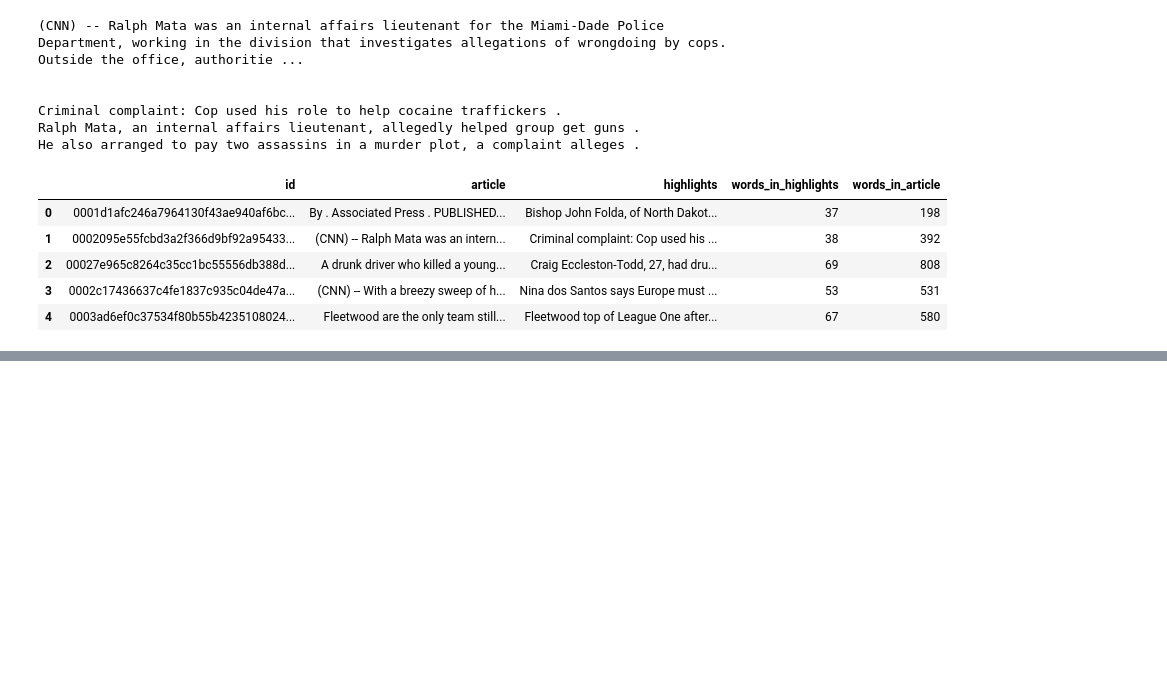
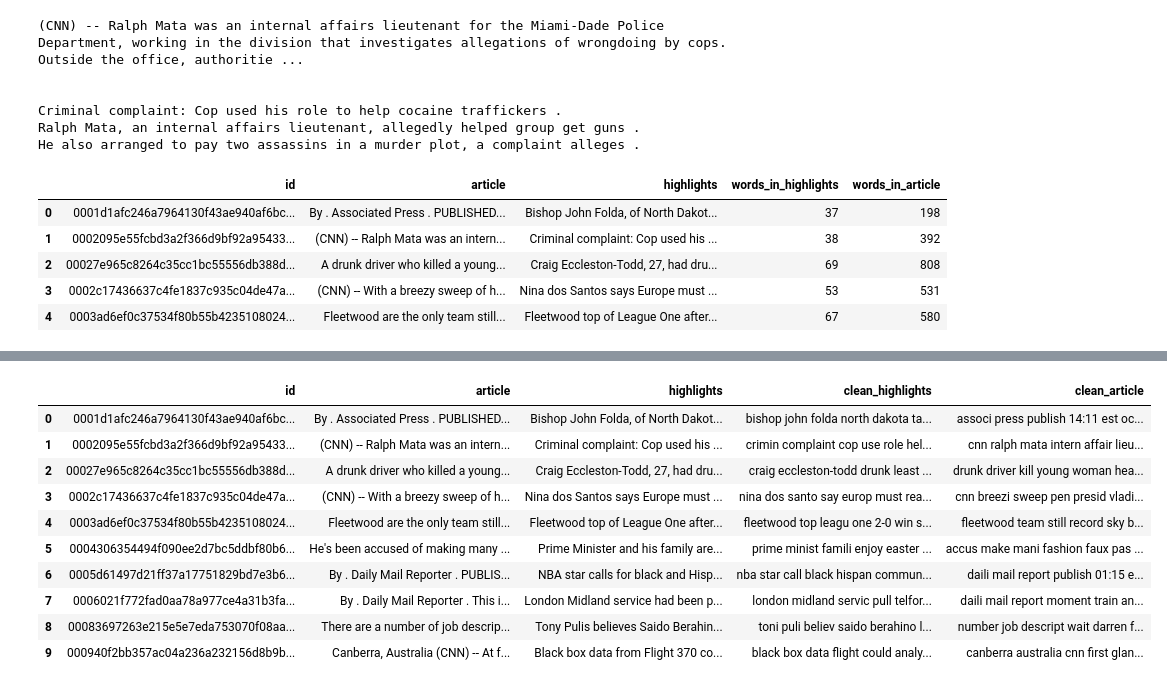
Before and after one commit to Elshan777/Text-Summarization-for-Lecture-Notes, a Jupyter notebook: notebooks/Explore.ipynb, the cells around one changed output, grey strips where cells are left out. Saved outputs shown, nothing was run; the diff lists cells and outputs as text; code cells hidden in the pictures; blank space fills up the shorter version.

Commit message:
Train data is cleaned

```diff
--- a/notebooks/Explore.ipynb
+++ b/notebooks/Explore.ipynb
@@ -80,0 +126,2 @@ AttributeError: 'list' object has no attribute 'split'
+# %%
+train['clean_article'] = train['article'].apply(lambda x: preprocess_text(x) )
@@ -80,0 +143,33 @@ AttributeError: 'list' object has no attribute 'split'
+# %%
+# Let's get a list of stop words from the NLTK library
+stop = stopwords.words('english')
+# These words are important for our problem. We don't want to remove them.
+excluding = ['against', 'not', 'don', "don't",'ain', 'aren', "aren't", 'couldn', "couldn't",
+             'didn', "didn't", 'doesn', "doesn't", 'hadn', "hadn't", 'hasn', "hasn't",
+             'haven', "haven't", 'isn', "isn't", 'mightn', "mightn't", 'mustn', "mustn't",
+             'needn', "needn't",'shouldn', "shouldn't", 'wasn', "wasn't", 'weren',
+             "weren't", 'won', "won't", 'wouldn', "wouldn't"]
+# New stop word list
+stop_words = [word for word in stop if word not in excluding]
+snow = SnowballStemmer('english')
+def text_cleansing(sent):
+
+    # Check if the sentence is a missing value
+    if isinstance(sent, str) == False:
+        sent = ""
+    filtered_sentence=[]
+    sent = sent.lower() # Lowercase
+    sent = sent.strip() # Remove leading/trailing whitespace
+    sent = re.sub('\s+', ' ', sent) # Remove extra space and tabs
+    sent = re.compile('<.*?>').sub('', sent) # Remove HTML tags/markups:
+    for w in word_tokenize(sent):
+        # We are applying some custom filtering here, feel free to try different things
+        # Check if it is not numeric and its length>2 and not in stop words
+        if(not w.isnumeric()) and (len(w)>2) and (w not in stop_words):
+            # Stem and add to filtered list
+            filtered_sentence.append(snow.stem(w))
+    final_string = " ".join(filtered_sentence) #final string of cleaned words
+
+    return final_string
+train['clean_highlights'] = train['highlights'].apply(lambda x: text_cleansing(x))
+train.head(10)
@@ -80,0 +185,15 @@ AttributeError: 'list' object has no attribute 'split'
+# %%
+train['clean_article'] = train['article'].apply(lambda x: text_cleansing(x))
+train.head(10)
+# %% [output]
+|  | id | article | highlights | clean_highlights | clean_article |
+| 0 | 0001d1afc246a7964130f43ae940af6bc... | By . Associated Press . PUBLISHED... | Bishop John Folda, of North Dakot... | bishop john folda north dakota ta... | associ press publish 14:11 est oc... |
+| 1 | 0002095e55fcbd3a2f366d9bf92a95433... | (CNN) -- Ralph Mata was an intern... | Criminal complaint: Cop used his ... | crimin complaint cop use role hel... | cnn ralph mata intern affair lieu... |
+| 2 | 00027e965c8264c35cc1bc55556db388d... | A drunk driver who killed a young... | Craig Eccleston-Todd, 27, had dru... | craig eccleston-todd drunk least ... | drunk driver kill young woman hea... |
+| 3 | 0002c17436637c4fe1837c935c04de47a... | (CNN) -- With a breezy sweep of h... | Nina dos Santos says Europe must ... | nina dos santo say europ must rea... | cnn breezi sweep pen presid vladi... |
+| 4 | 0003ad6ef0c37534f80b55b4235108024... | Fleetwood are the only team still... | Fleetwood top of League One after... | fleetwood top leagu one 2-0 win s... | fleetwood team still record sky b... |
+| 5 | 0004306354494f090ee2d7bc5ddbf80b6... | He's been accused of making many ... | Prime Minister and his family are... | prime minist famili enjoy easter ... | accus make mani fashion faux pas ... |
+| 6 | 0005d61497d21ff37a17751829bd7e3b6... | By . Daily Mail Reporter . PUBLIS... | NBA star calls for black and Hisp... | nba star call black hispan commun... | daili mail report publish 01:15 e... |
+| 7 | 0006021f772fad0aa78a977ce4a31b3fa... | By . Daily Mail Reporter . This i... | London Midland service had been p... | london midland servic pull telfor... | daili mail report moment train an... |
+| 8 | 00083697263e215e5e7eda753070f08aa... | There are a number of job descrip... | Tony Pulis believes Saido Berahin... | toni puli believ saido berahino l... | number job descript wait darren f... |
+| 9 | 000940f2bb357ac04a236a232156d8b9b... | Canberra, Australia (CNN) -- At f... | Black box data from Flight 370 co... | black box data flight could analy... | canberra australia cnn first glan... |
```
Also changed, not shown: parts of 14 cells of this notebook.
